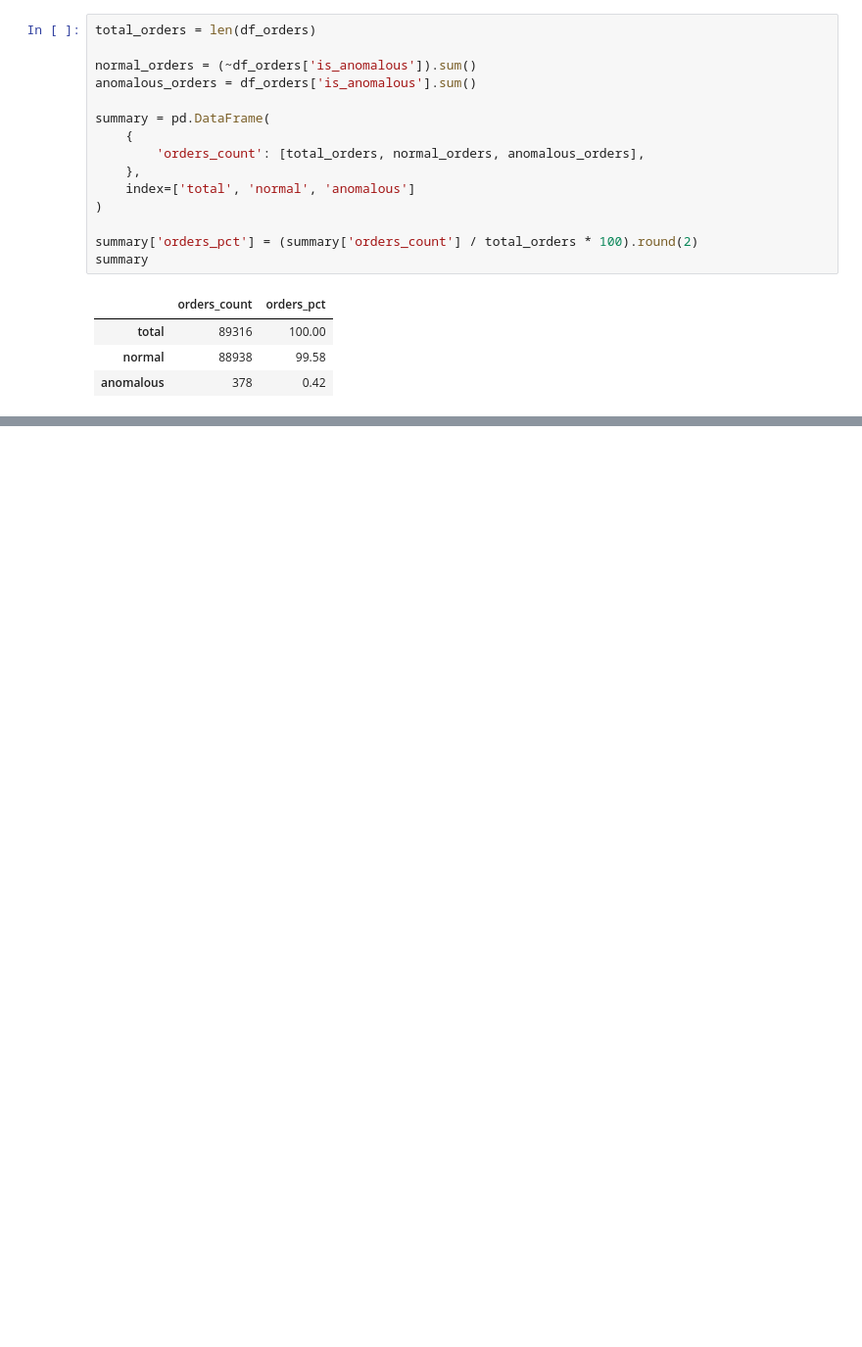
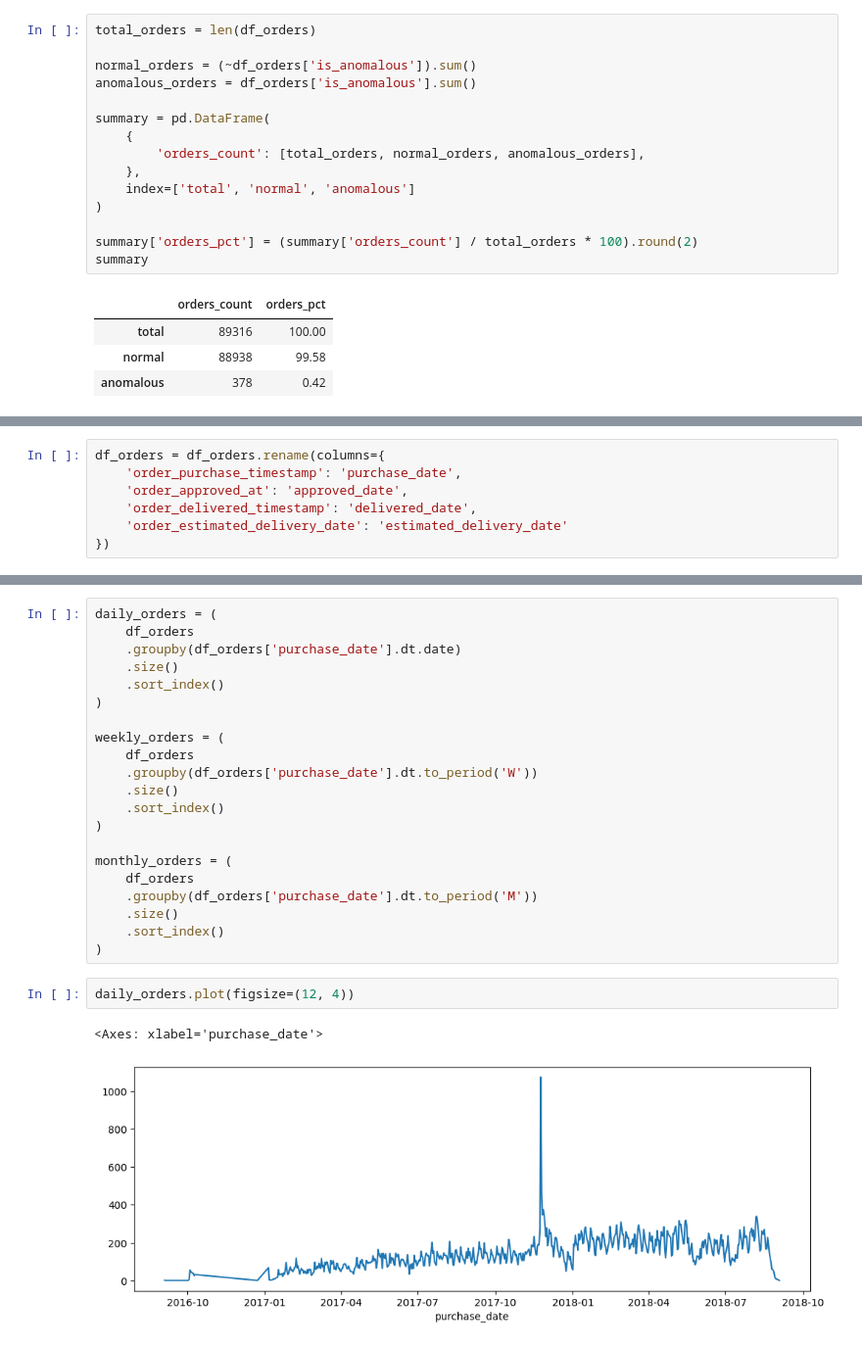
Before and after one commit to mkudim/analytics-learning-notes, a Jupyter notebook: 03_bi_tools/data_for_practice/EDA_orders.ipynb, the cells around one changed output, grey strips where cells are left out. Shown at 98% size. Drawn from its saved outputs; the diff is of its cells as text; blank space fills up the shorter version.

```diff
--- a/03_bi_tools/data_for_practice/EDA_orders.ipynb
+++ b/03_bi_tools/data_for_practice/EDA_orders.ipynb
@@ -513,0 +538,7 @@ summary
+# %%
+df_orders = df_orders.rename(columns={
+    'order_purchase_timestamp': 'purchase_date',
+    'order_approved_at': 'approved_date',
+    'order_delivered_timestamp': 'delivered_date',
+    'order_estimated_delivery_date': 'estimated_delivery_date'
+})
@@ -513,0 +554,26 @@ summary
+# %%
+daily_orders = (
+    df_orders
+    .groupby(df_orders['purchase_date'].dt.date)
+    .size()
+    .sort_index()
+)
+
+weekly_orders = (
+    df_orders
+    .groupby(df_orders['purchase_date'].dt.to_period('W'))
+    .size()
+    .sort_index()
+)
+
+monthly_orders = (
+    df_orders
+    .groupby(df_orders['purchase_date'].dt.to_period('M'))
+    .size()
+    .sort_index()
+)
+# %%
+daily_orders.plot(figsize=(12, 4))
+# %% [output]
+<Axes: xlabel='purchase_date'>
+[figure, added]
```
Also changed, not shown: parts of 16 cells of this notebook.
